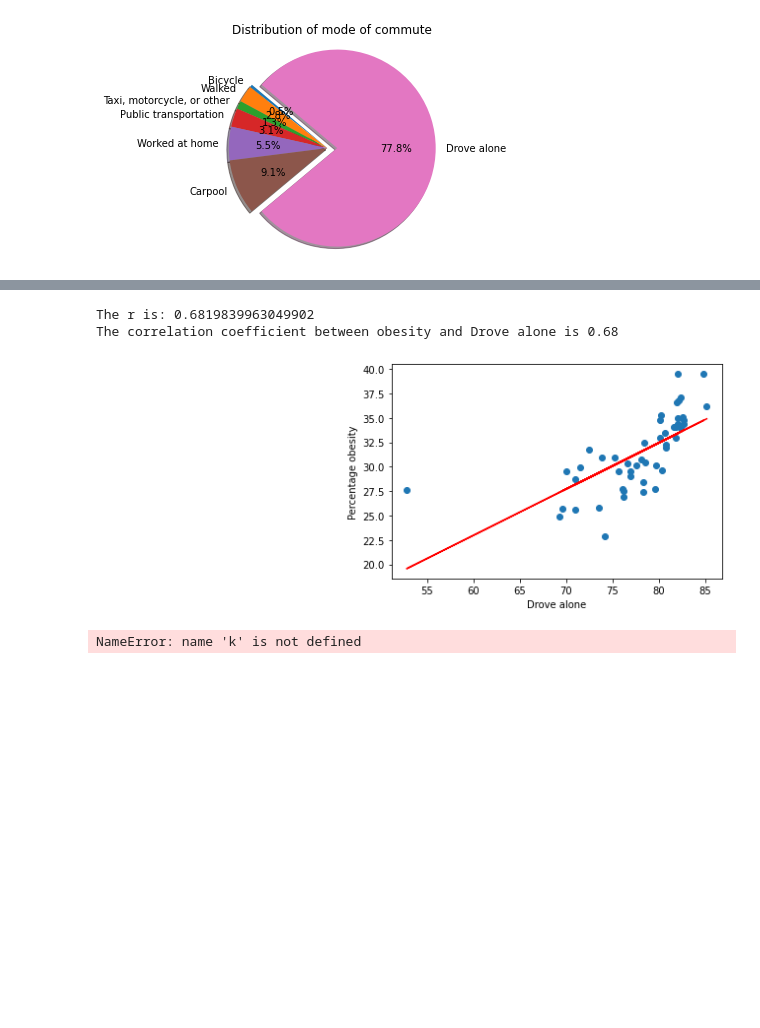
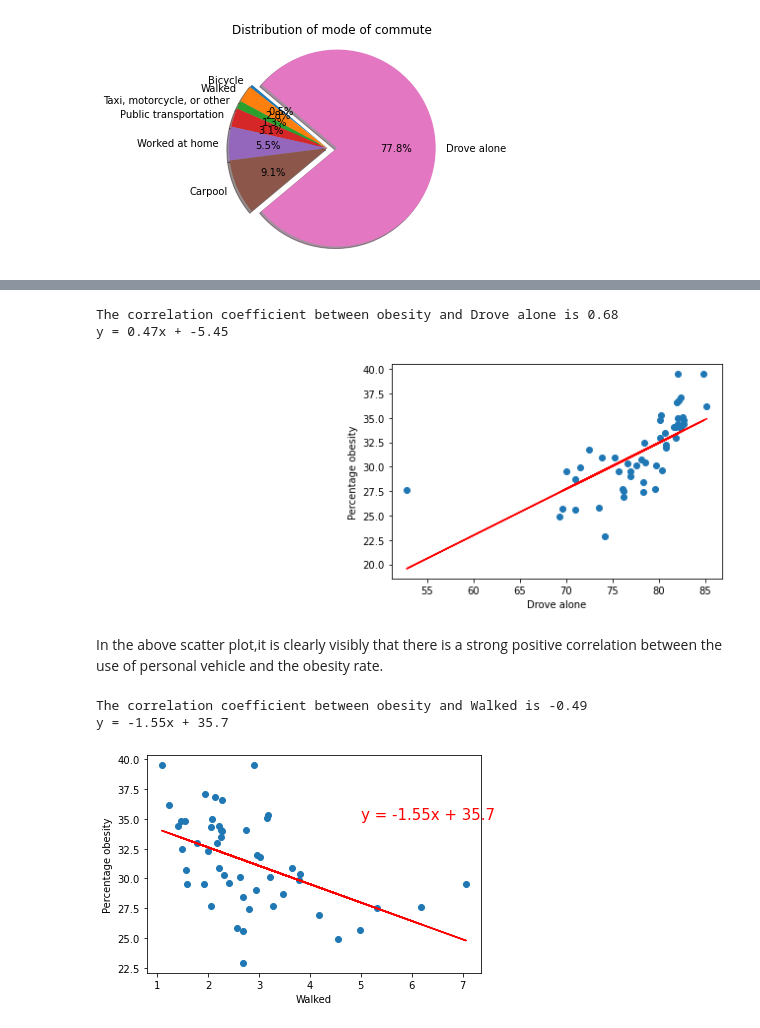
Before and after one commit to rajeshnair1984/Project_Obesity, a Jupyter notebook: TransportPy.ipynb, the cells around one changed output, grey strips where cells are left out. Saved outputs shown, nothing was run; the diff lists cells and outputs as text; code cells hidden in the pictures; blank space fills up the shorter version.

```diff
--- a/TransportPy.ipynb
+++ b/TransportPy.ipynb
@@ -147,4 +172,5 @@ The correlation coefficient between Obesity and Public transport is -0.43
 # %%
+# Scatter Plot obesity VS drove alone
 x_values = clean_obesity_df["Drove alone"].str[:-1].astype(float)
 y_values = clean_obesity_df["Percentage Obesity"]
 plt.scatter(x_values,y_values)
@@ -163,16 +189,41 @@ line_eq = "y = " + str(round(slope,2)) + "x + " + str(round(intercept,2))
 plt.plot(x_values,regress_values,"r-")
 plt.annotate(line_eq,(20,25),fontsize=15,color="red")
 
-
-print(f"The r is: {rvalue}")
 print(f"The correlation coefficient between obesity and Drove alone is {round(st.pearsonr(x_values,y_values)[0],2)}")
 plt.savefig("project_image/dorvealoneVSobesity_line.png")
+print(line_eq)
 plt.show()
 # %% [output]
-The r is: 0.6819839963049902
 The correlation coefficient between obesity and Drove alone is 0.68
+y = 0.47x + -5.45
 [figure]
-# %%
-k
-# %% [output]
-NameError: name 'k' is not defined
+# %% [markdown]
+In the above scatter plot,it is clearly visibly that there is a strong positive correlation between the use of personal vehicle and the obesity rate.
+# %%
+# Scatter Plot obesity VS walked
+x_values = clean_obesity_df["Walked"].str[:-1].astype(float)
+y_values = clean_obesity_df["Percentage Obesity"]
+plt.scatter(x_values,y_values)
+plt.xlabel('Walked')
+plt.ylabel('Percentage obesity')
+
+(slope, intercept, rvalue, pvalue, stderr) = linregress(x_values, y_values)
+
+# Calculate regression value
+regress_values = x_values * slope + intercept
+
+# Calculating Line equation
+line_eq = "y = " + str(round(slope,2)) + "x + " + str(round(intercept,2))
+
+# plotting regression line on scatter plot
+plt.plot(x_values,regress_values,"r-")
+plt.annotate(line_eq,(5,35),fontsize=15,color="red")
+
+print(f"The correlation coefficient between obesity and Walked is {round(st.pearsonr(x_values,y_values)[0],2)}")
+plt.savefig("project_image/WalkedVSobesity_line.png")
+print(line_eq)
+plt.show()
+# %% [output]
+The correlation coefficient between obesity and Walked is -0.49
+y = -1.55x + 35.7
+[figure, added]
```
Also changed, not shown: parts of 7 cells of this notebook, 2 other files.
